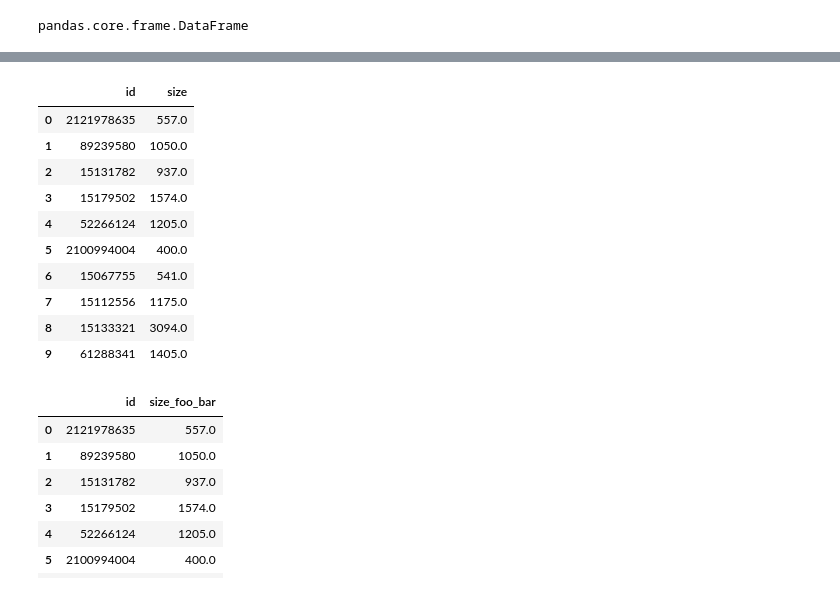
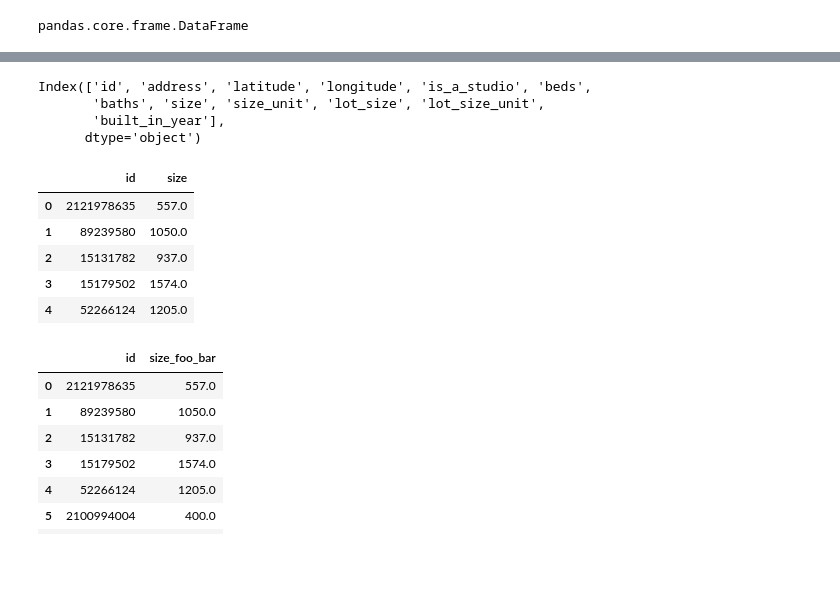
Before and after one commit to gummyz71/DS-SF-36, a Jupyter notebook: classes/04/notebooks/codealong-04-part-a-rdbms-databases-and-sqlite-starter-code.ipynb, the cells around one changed output, grey strips where cells are left out. Cells and saved outputs as stored; diff of their text form; code cells hidden in the pictures; blank space fills up the shorter version.

```diff
--- a/classes/04/notebooks/codealong-04-part-a-rdbms-databases-and-sqlite-starter-code.ipynb
+++ b/classes/04/notebooks/codealong-04-part-a-rdbms-databases-and-sqlite-starter-code.ipynb
@@ -6,7 +6,7 @@
 import os
 
 import pandas as pd
-pd.set_option('display.max_rows', 10)
+pd.set_option('display.max_rows', 20)
 pd.set_option('display.notebook_repr_html', True)
 pd.set_option('display.max_columns', 10)
 
@@ -24,10 +24,10 @@ a = "This is a " +\
 a = ("This is a " +
     "string")
 # %%
-a =  """"
+a =  '''
 This is one line.
 This is another
-"""
+'''
 # %%
 a
 # %% [output]
@@ -56,3 +59,10 @@ thing.head(2)
+# %%
+thing.columns
+# %% [output]
+Index(['id', 'address', 'latitude', 'longitude', 'is_a_studio', 'beds',
+       'baths', 'size', 'size_unit', 'lot_size', 'lot_size_unit',
+       'built_in_year'],
+      dtype='object')
 # %%
 thing = pd.io.sql.read_sql(
 '''
@@ -62,19 +72,14 @@ SELECT id, size           --- here it only gets columns: id and size
 ;
 ''', con = db)          # con means the connection
 # %%
-thing
+thing.head(5)
 # %% [output]
 |  | id | size |
 | 0 | 2121978635 | 557.0 |
 | 1 | 89239580 | 1050.0 |
 | 2 | 15131782 | 937.0 |
 | 3 | 15179502 | 1574.0 |
 | 4 | 52266124 | 1205.0 |
-| 5 | 2100994004 | 400.0 |
-| 6 | 15067755 | 541.0 |
-| 7 | 15112556 | 1175.0 |
-| 8 | 15133321 | 3094.0 |
-| 9 | 61288341 | 1405.0 |
 # %%
 thing = pd.io.sql.read_sql(
 '''
```
Also changed, not shown: parts of 8 cells of this notebook.
